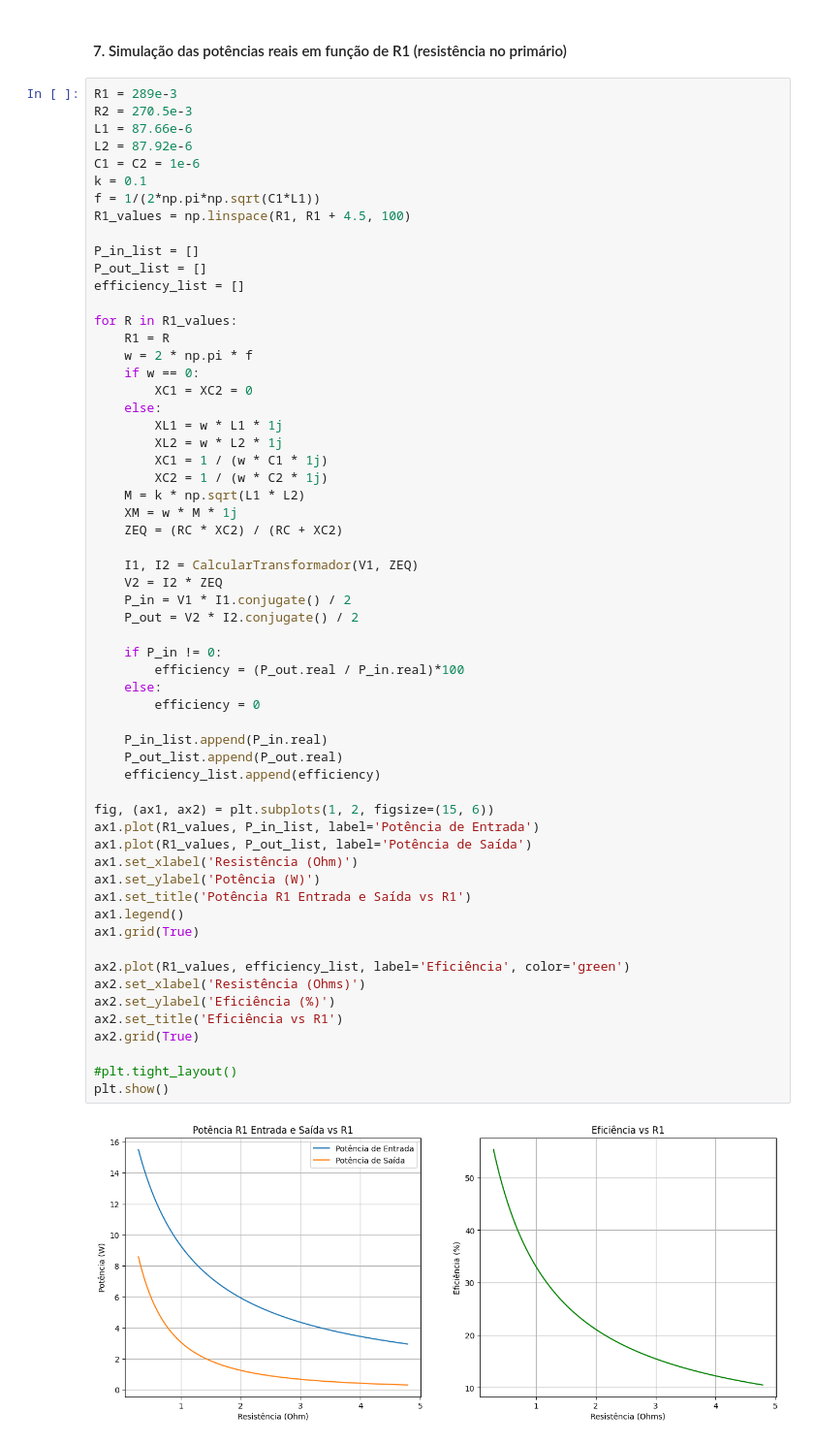
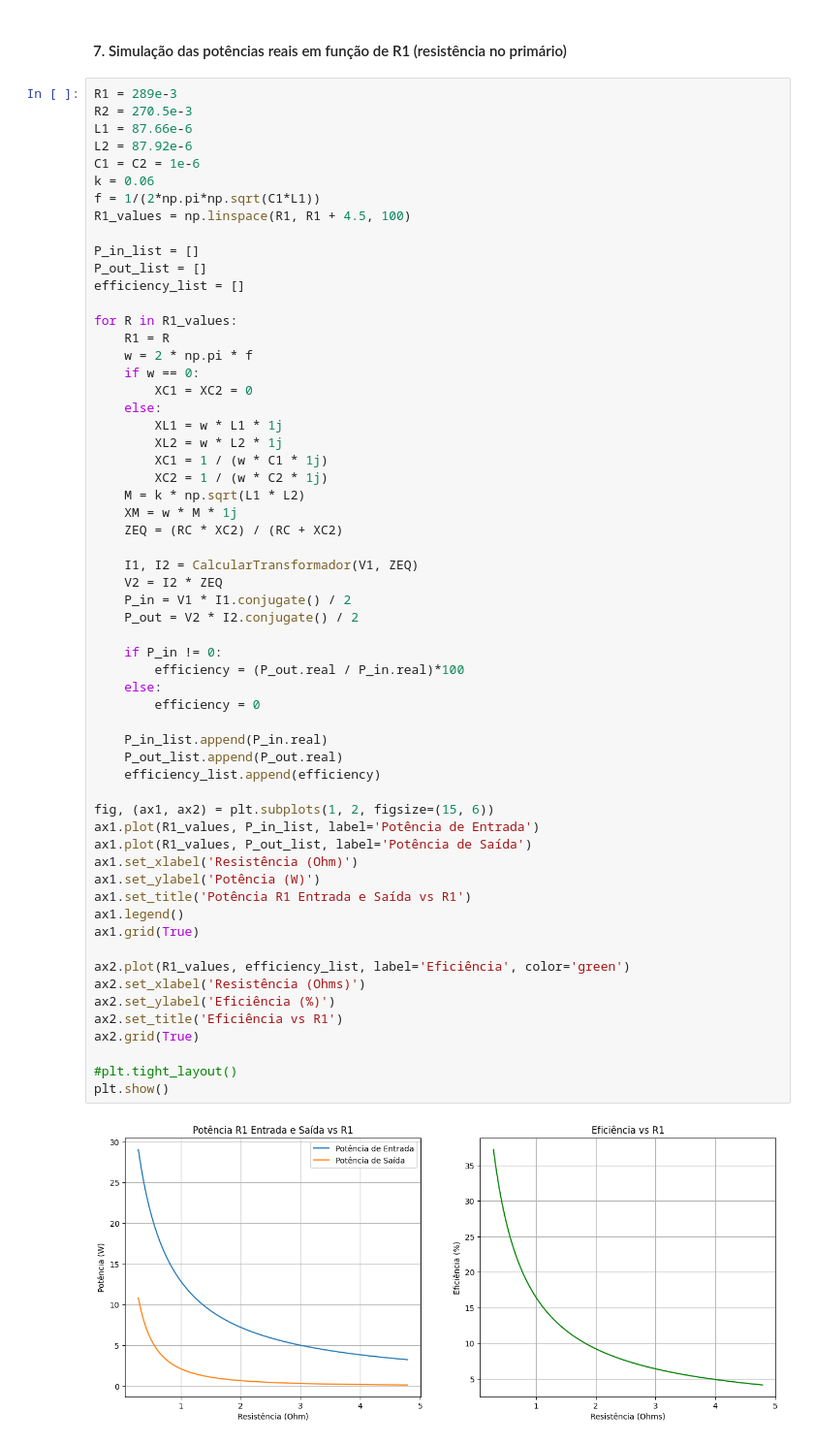
Before and after one commit to DeLucca990/Electromagnetism-Project, a Jupyter notebook: projeto/main_real.ipynb, the cells around one changed output. Shown at 97% size. Drawn from its saved outputs; the diff is of its cells as text.

```diff
--- a/projeto/main_real.ipynb
+++ b/projeto/main_real.ipynb
@@ -252,7 +252,7 @@ R2 = 270.5e-3
 L1 = 87.66e-6
 L2 = 87.92e-6
 C1 = C2 = 1e-6
-k = 0.1
+k = 0.06
 f = 1/(2*np.pi*np.sqrt(C1*L1))
 R1_values = np.linspace(R1, R1 + 4.5, 100)
 
@@ -279,31 +279,31 @@ for R in R1_values:
     P_in = V1 * I1.conjugate() / 2
     P_out = V2 * I2.conjugate() / 2
 
     if P_in != 0:
         efficiency = (P_out.real / P_in.real)*100
     else:
         efficiency = 0
 
     P_in_list.append(P_in.real)
     P_out_list.append(P_out.real)
     efficiency_list.append(efficiency)
 
 fig, (ax1, ax2) = plt.subplots(1, 2, figsize=(15, 6))
 ax1.plot(R1_values, P_in_list, label='Potência de Entrada')
 ax1.plot(R1_values, P_out_list, label='Potência de Saída')
 ax1.set_xlabel('Resistência (Ohm)')
 ax1.set_ylabel('Potência (W)')
 ax1.set_title('Potência R1 Entrada e Saída vs R1')
 ax1.legend()
 ax1.grid(True)
 
 ax2.plot(R1_values, efficiency_list, label='Eficiência', color='green')
 ax2.set_xlabel('Resistência (Ohms)')
 ax2.set_ylabel('Eficiência (%)')
 ax2.set_title('Eficiência vs R1')
 ax2.grid(True)
 
 #plt.tight_layout()
 plt.show()
 # %% [output]
-[figure, old version]
+[figure, new version]
```
Also changed, not shown: parts of 1 cell of this notebook, 1 other file.
